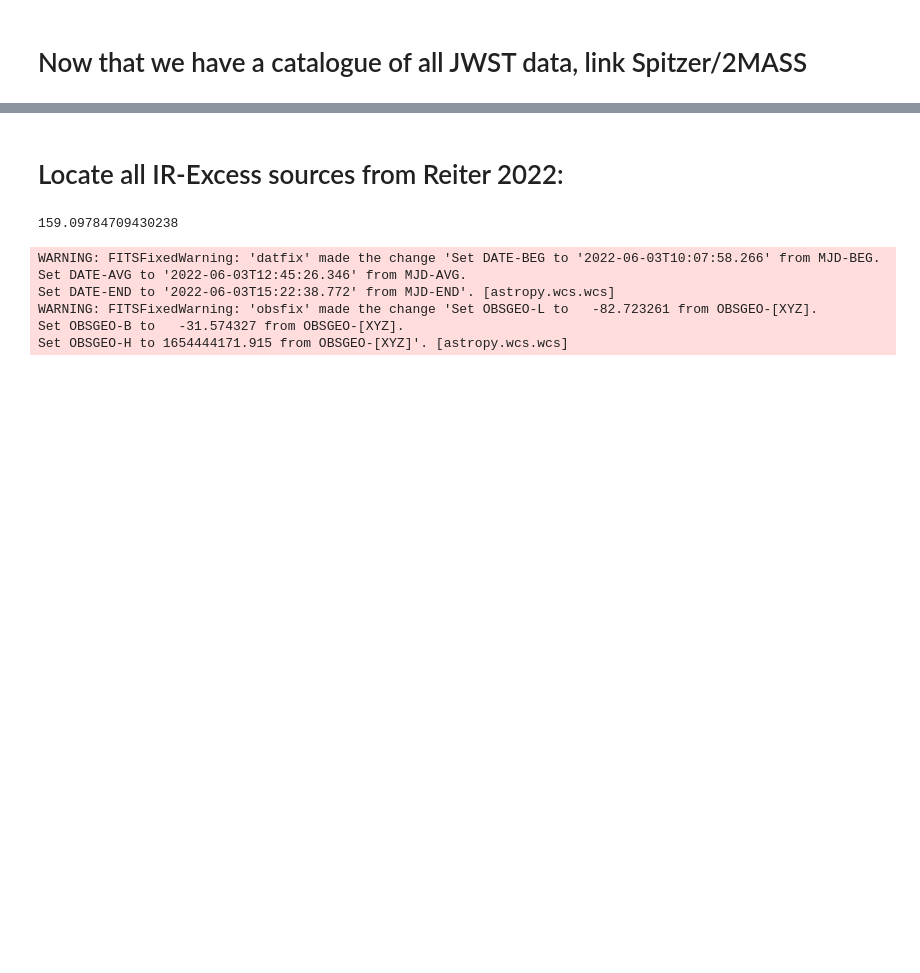
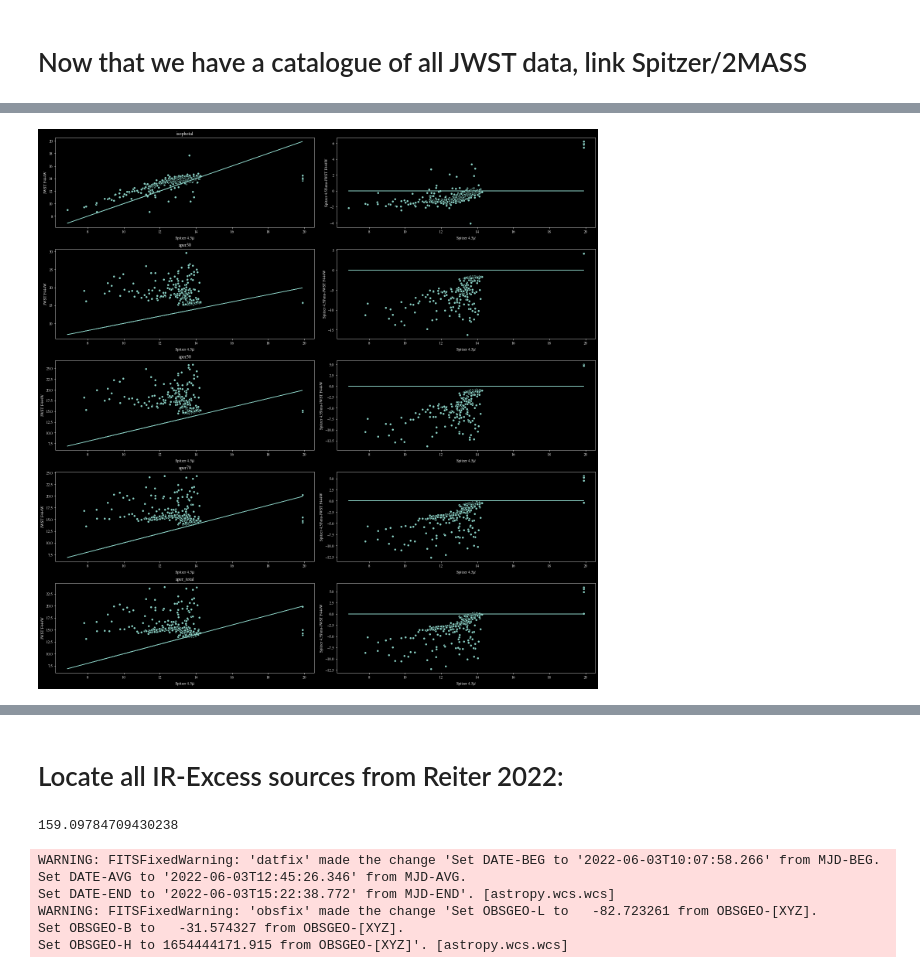
Before and after one commit to bcrompvoets/Random, a Jupyter notebook: NGC_3324/JWST_Photometry_View.ipynb, the cells around one changed output, grey strips where cells are left out. Saved outputs shown, nothing was run; the diff lists cells and outputs as text; code cells hidden in the pictures; blank space fills up the shorter version.

```diff
--- a/NGC_3324/JWST_Photometry_View.ipynb
+++ b/NGC_3324/JWST_Photometry_View.ipynb
@@ -266,0 +365,79 @@ jwst_spitz_cat = pd.concat([j_matches,s2_matches],axis=1)
+# %%
+# plt.hist(jwst_spitz_cat.mag_IR2-jwst_spitz_cat[ap_type+'_'+meas_type+'_f444w'],bins=np.linspace(-20,10,15))
+# idx_1, sep2d_1, _ = match_coordinates_sky(SkyCoord(["10:36:47.3 -58:38:10","10:36:52.3 -58:38:09"],unit=(u.hourangle, u.deg)), s2_sky, nthneighbor=1, storekdtree='kdtree_sky')
+# print(sep2d_1)
+# spit2m_cat.iloc[idx_1]
+
+fig, ax = plt.subplots(5,2,figsize=(20,20),constrained_layout=True)
+
+
+ax[0][0].scatter(jwst_spitz_cat.mag_IR2,jwst_spitz_cat[ap_type+'_'+meas_type+'_f444w'])
+ax[0][0].plot(jwst_spitz_cat.mag_IR2,jwst_spitz_cat.mag_IR2)
+ax[0][1].scatter(jwst_spitz_cat.mag_IR2,jwst_spitz_cat.mag_IR2-jwst_spitz_cat[ap_type+'_'+meas_type+'_f444w'])
+ax[0][1].plot(jwst_spitz_cat.mag_IR2,jwst_spitz_cat.mag_IR2-jwst_spitz_cat.mag_IR2)
+
+ax[0][0].set_ylabel('JWST F444W')
+ax[0][0].set_xlabel('Spitzer 4.5$\mu$')
+
+ax[0][1].set_ylabel('Spitzer 4.5$\mu-JWST F444W')
+ax[0][1].set_xlabel('Spitzer 4.5$\mu$')
+
+ax[0][0].set_title(ap_type)
+
+
+ax[1][0].scatter(jwst_spitz_cat.mag_IR2,jwst_spitz_cat[ap_type2+'_'+meas_type+'_f444w'])
+ax[1][0].plot(jwst_spitz_cat.mag_IR2,jwst_spitz_cat.mag_IR2)
+ax[1][1].scatter(jwst_spitz_cat.mag_IR2,jwst_spitz_cat.mag_IR2-jwst_spitz_cat[ap_type2+'_'+meas_type+'_f444w'])
+ax[1][1].plot(jwst_spitz_cat.mag_IR2,jwst_spitz_cat.mag_IR2-jwst_spitz_cat.mag_IR2)
+
+ax[1][0].set_ylabel('JWST F444W')
+ax[1][0].set_xlabel('Spitzer 4.5$\mu$')
+
+ax[1][1].set_ylabel('Spitzer 4.5$\mu-JWST F444W')
+ax[1][1].set_xlabel('Spitzer 4.5$\mu$')
+
+ax[1][0].set_title(ap_type2)
+
+
+ax[2][0].scatter(jwst_spitz_cat.mag_IR2,jwst_spitz_cat[ap_type3+'_'+meas_type+'_f444w'])
+ax[2][0].plot(jwst_spitz_cat.mag_IR2,jwst_spitz_cat.mag_IR2)
+ax[2][1].scatter(jwst_spitz_cat.mag_IR2,jwst_spitz_cat.mag_IR2-jwst_spitz_cat[ap_type3+'_'+meas_type+'_f444w'])
+ax[2][1].plot(jwst_spitz_cat.mag_IR2,jwst_spitz_cat.mag_IR2-jwst_spitz_cat.mag_IR2)
+
+ax[2][0].set_ylabel('JWST F444W')
+ax[2][0].set_xlabel('Spitzer 4.5$\mu$')
+
+ax[2][1].set_ylabel('Spitzer 4.5$\mu-JWST F444W')
+ax[2][1].set_xlabel('Spitzer 4.5$\mu$')
+
+ax[2][0].set_title(ap_type3)
+
+
+ax[3][0].scatter(jwst_spitz_cat.mag_IR2,jwst_spitz_cat[ap_type4+'_'+meas_type+'_f444w'])
+ax[3][0].plot(jwst_spitz_cat.mag_IR2,jwst_spitz_cat.mag_IR2)
+ax[3][1].scatter(jwst_spitz_cat.mag_IR2,jwst_spitz_cat.mag_IR2-jwst_spitz_cat[ap_type4+'_'+meas_type+'_f444w'])
+ax[3][1].plot(jwst_spitz_cat.mag_IR2,jwst_spitz_cat.mag_IR2-jwst_spitz_cat.mag_IR2)
+
+ax[3][0].set_ylabel('JWST F444W')
+ax[3][0].set_xlabel('Spitzer 4.5$\mu$')
+
+ax[3][1].set_ylabel('Spitzer 4.5$\mu-JWST F444W')
+ax[3][1].set_xlabel('Spitzer 4.5$\mu$')
+
+ax[3][0].set_title(ap_type4)
+
+
+
+ax[4][0].scatter(jwst_spitz_cat.mag_IR2,jwst_spitz_cat[ap_type5+'_'+meas_type+'_f444w'])
+ax[4][0].plot(jwst_spitz_cat.mag_IR2,jwst_spitz_cat.mag_IR2)
+ax[4][1].scatter(jwst_spitz_cat.mag_IR2,jwst_spitz_cat.mag_IR2-jwst_spitz_cat[ap_type5+'_'+meas_type+'_f444w'])
+ax[4][1].plot(jwst_spitz_cat.mag_IR2,jwst_spitz_cat.mag_IR2-jwst_spitz_cat.mag_IR2)
+
+ax[4][0].set_ylabel('JWST F444W')
+ax[4][0].set_xlabel('Spitzer 4.5$\mu$')
+
+ax[4][1].set_ylabel('Spitzer 4.5$\mu-JWST F444W')
+ax[4][1].set_xlabel('Spitzer 4.5$\mu$')
+
+ax[4][0].set_title(ap_type5)
+# %% [output]
@@ -267 +445,2 @@ jwst_spitz_cat = pd.concat([j_matches,s2_matches],axis=1)
+[figure, added]
 # %%
```
Also changed, not shown: parts of 39 cells of this notebook, 8 other files.
